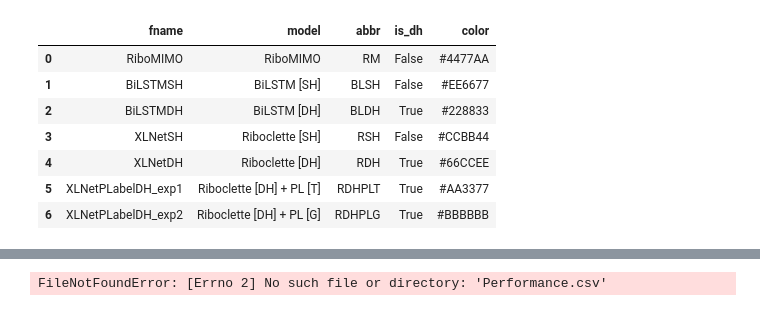
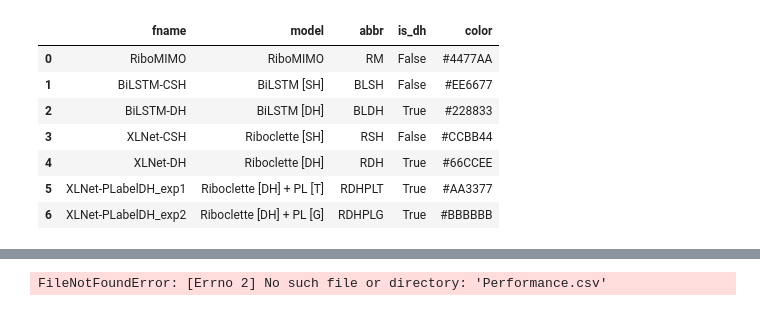
Before and after one commit to vam-sin/riboclette, a Jupyter notebook: downstream_analysis/performance.ipynb, the cells around one changed output, grey strips where cells are left out. Cells and saved outputs as stored; diff of their text form; code cells hidden in the pictures.

```diff
--- a/downstream_analysis/performance.ipynb
+++ b/downstream_analysis/performance.ipynb
@@ -43,25 +43,25 @@ os.listdir(DATA_PATH)
 # %%
 BRIGHT_PALETTE = ['#4477AA', '#EE6677', '#228833', '#CCBB44', '#66CCEE', '#AA3377', '#BBBBBB', '#BBBBBB']
 MODELS_PROP=[
     ('RiboMIMO', 'RiboMIMO', 'RM', False, BRIGHT_PALETTE[0]),
-    ('BiLSTMSH', 'BiLSTM [SH]', 'BLSH', False, BRIGHT_PALETTE[1]),
-    ('BiLSTMDH', 'BiLSTM [DH]', 'BLDH', True, BRIGHT_PALETTE[2]),
-    ('XLNetSH', 'Riboclette [SH]', 'RSH', False, BRIGHT_PALETTE[3]),
-    ('XLNetDH', 'Riboclette [DH]', 'RDH', True,BRIGHT_PALETTE[4]),
-    ('XLNetPLabelDH_exp1', 'Riboclette [DH] + PL [T]', 'RDHPLT', True,BRIGHT_PALETTE[5]),
-    ('XLNetPLabelDH_exp2', 'Riboclette [DH] + PL [G]', 'RDHPLG', True,BRIGHT_PALETTE[6]),
+    ('BiLSTM-CSH', 'BiLSTM [SH]', 'BLSH', False, BRIGHT_PALETTE[1]),
+    ('BiLSTM-DH', 'BiLSTM [DH]', 'BLDH', True, BRIGHT_PALETTE[2]),
+    ('XLNet-CSH', 'Riboclette [SH]', 'RSH', False, BRIGHT_PALETTE[3]),
+    ('XLNet-DH', 'Riboclette [DH]', 'RDH', True,BRIGHT_PALETTE[4]),
+    ('XLNet-PLabelDH_exp1', 'Riboclette [DH] + PL [T]', 'RDHPLT', True,BRIGHT_PALETTE[5]),
+    ('XLNet-PLabelDH_exp2', 'Riboclette [DH] + PL [G]', 'RDHPLG', True,BRIGHT_PALETTE[6]),
 ]
 MODELS_PROP = pd.DataFrame(MODELS_PROP).rename(columns={0:'fname', 1:'model', 2:'abbr',3:'is_dh',4:'color'})
 MODELS_PROP
 # %% [output]
 |  | fname | model | abbr | is_dh | color |
 | 0 | RiboMIMO | RiboMIMO | RM | False | #4477AA |
-| 1 | BiLSTMSH | BiLSTM [SH] | BLSH | False | #EE6677 |
-| 2 | BiLSTMDH | BiLSTM [DH] | BLDH | True | #228833 |
-| 3 | XLNetSH | Riboclette [SH] | RSH | False | #CCBB44 |
-| 4 | XLNetDH | Riboclette [DH] | RDH | True | #66CCEE |
-| 5 | XLNetPLabelDH_exp1 | Riboclette [DH] + PL [T] | RDHPLT | True | #AA3377 |
-| 6 | XLNetPLabelDH_exp2 | Riboclette [DH] + PL [G] | RDHPLG | True | #BBBBBB |
+| 1 | BiLSTM-CSH | BiLSTM [SH] | BLSH | False | #EE6677 |
+| 2 | BiLSTM-DH | BiLSTM [DH] | BLDH | True | #228833 |
+| 3 | XLNet-CSH | Riboclette [SH] | RSH | False | #CCBB44 |
+| 4 | XLNet-DH | Riboclette [DH] | RDH | True | #66CCEE |
+| 5 | XLNet-PLabelDH_exp1 | Riboclette [DH] + PL [T] | RDHPLT | True | #AA3377 |
+| 6 | XLNet-PLabelDH_exp2 | Riboclette [DH] + PL [G] | RDHPLG | True | #BBBBBB |
 # %%
 from abc import ABC, abstractmethod
 
```
Also changed, not shown: parts of 6 cells of this notebook, 2 other files.
